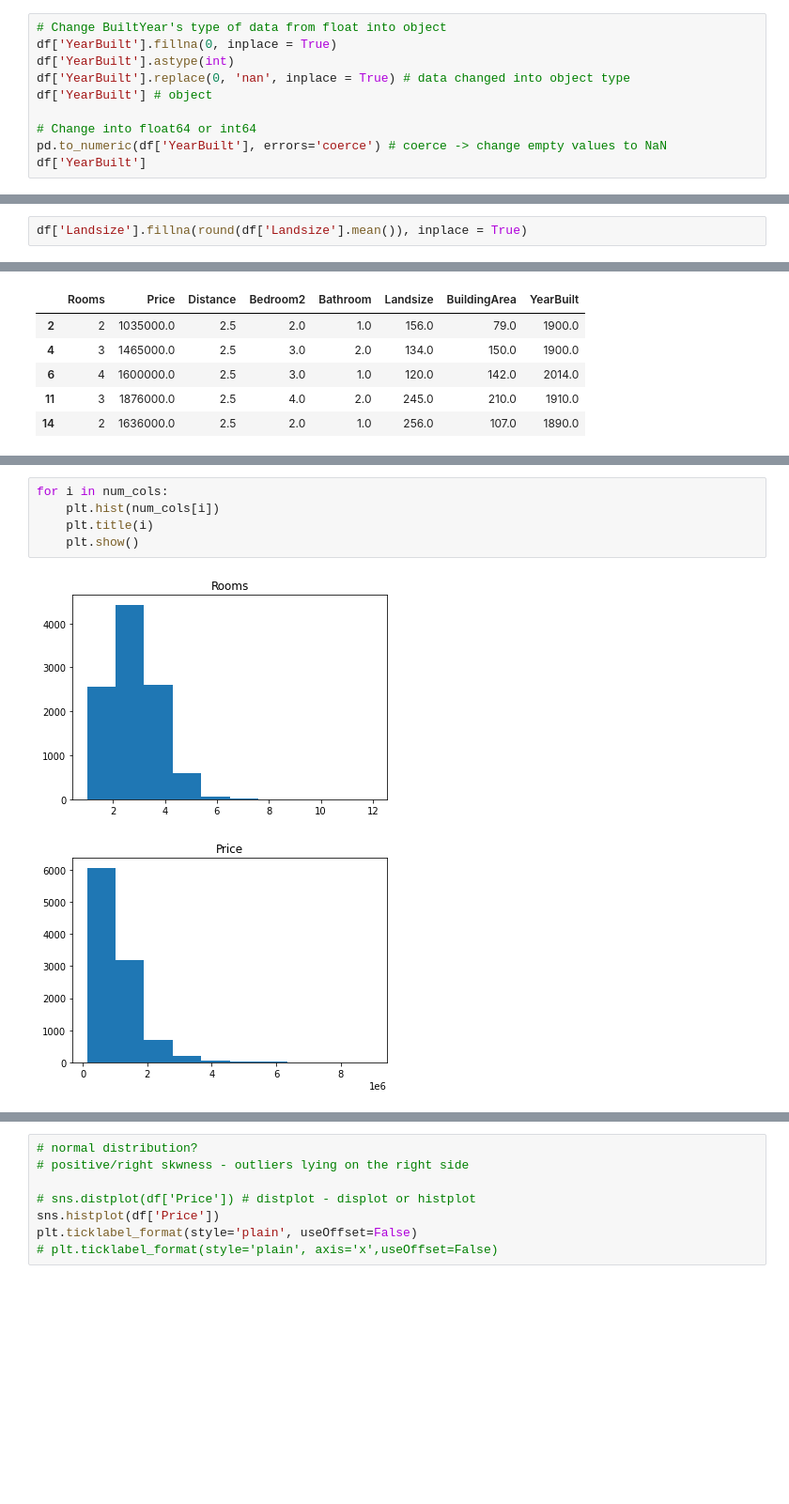
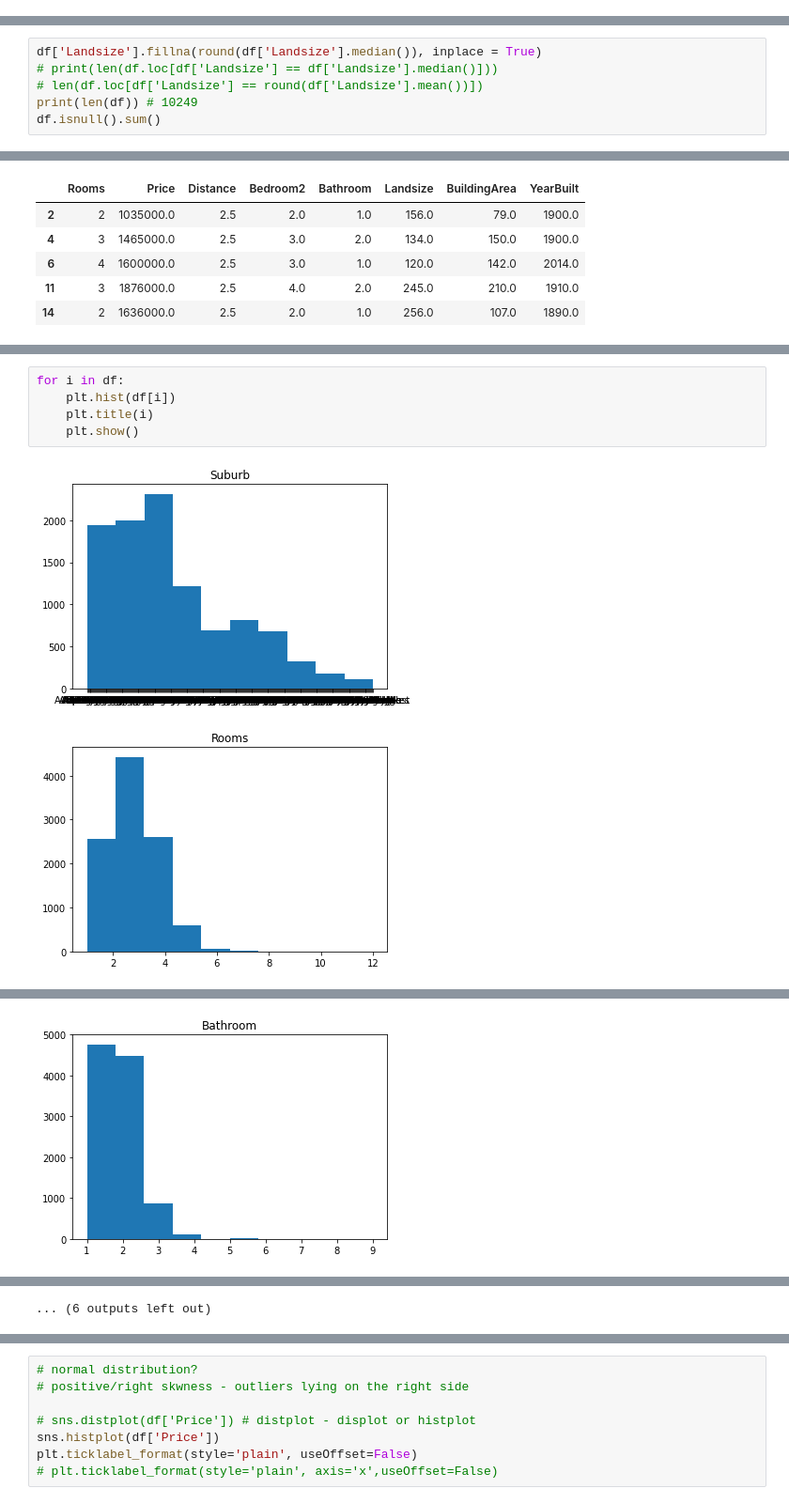
Before and after one commit to slothpunch/Uni, a Jupyter notebook: ICT Business Analytics/melbourne-housing-price-eda.ipynb, the cells around one changed output, grey strips where cells are left out. Shown at 94% size. Cells and saved outputs as stored; diff of their text form; blank space fills up the shorter version.

Commit message:
Add files via upload
Pareto diagram took me so long

```diff
--- a/ICT Business Analytics/melbourne-housing-price-eda.ipynb
+++ b/ICT Business Analytics/melbourne-housing-price-eda.ipynb
@@ -290,10 +201,0 @@ Name: YearBuilt, Length: 34857, dtype: object
-# %%
-# Change BuiltYear's type of data from float into object
-df['YearBuilt'].fillna(0, inplace = True)
-df['YearBuilt'].astype(int)
-df['YearBuilt'].replace(0, 'nan', inplace = True) # data changed into object type
-df['YearBuilt'] # object
-
-# Change into float64 or int64
-pd.to_numeric(df['YearBuilt'], errors='coerce') # coerce -> change empty values to NaN
-df['YearBuilt']
@@ -339,3 +255 @@ df.head()
-# %%
-df['Landsize'].fillna(round(df['Landsize'].mean()), inplace = True)
 # %%
@@ -427,0 +263,6 @@ Name: Car, dtype: bool
+# %%
+df['Landsize'].fillna(round(df['Landsize'].median()), inplace = True)
+# print(len(df.loc[df['Landsize'] == df['Landsize'].median()]))
+# len(df.loc[df['Landsize'] == round(df['Landsize'].mean())])
+print(len(df)) # 10249
+df.isnull().sum()
@@ -460,8 +318,8 @@ Set dpi (Dots per Inch) as the default resolution of matplotlib is low
 # %%
-for i in num_cols:
-    plt.hist(num_cols[i])
+for i in df:
+    plt.hist(df[i])
     plt.title(i)
     plt.show()
 # %% [output]
-[figure, old version]
+[figure, new version]
-[figure, old version]
+[figure, new version]
@@ -473,0 +332 @@ for i in num_cols:
+[figure, added]
@@ -473,0 +336 @@ for i in num_cols:
+... (6 outputs left out)
```
Also changed, not shown: parts of 46 cells of this notebook, 1 other file.
